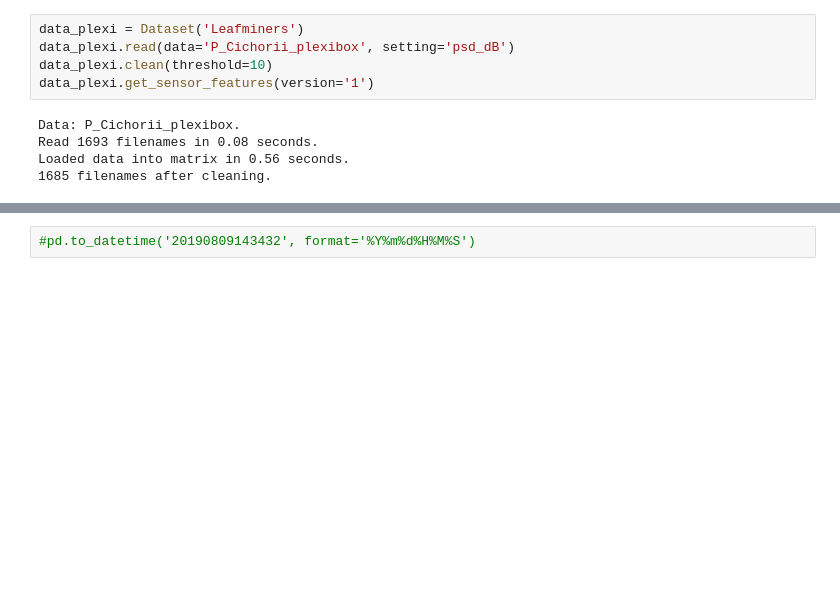
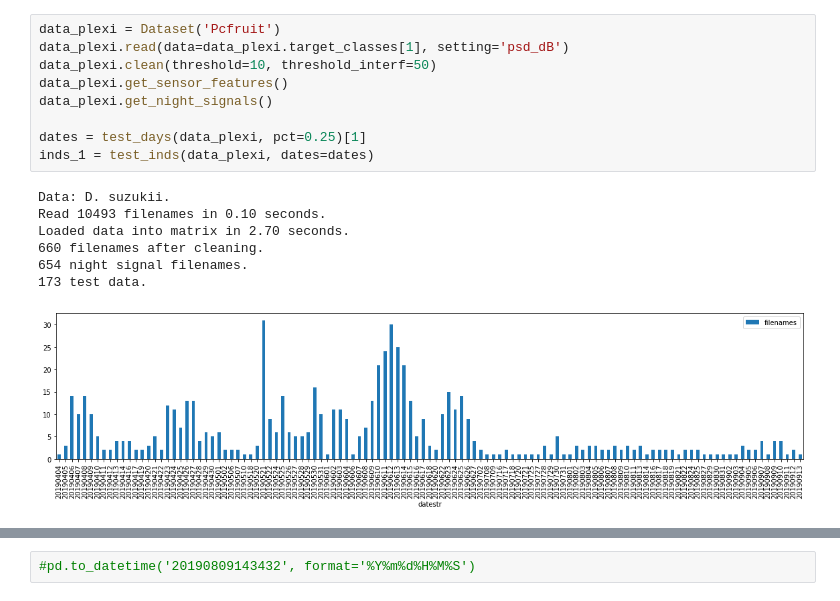
Before and after one commit to kalfasyan/wingbeat_frequencies, a Jupyter notebook: Jupyter_Notebooks/Unsupervised_Comparison_of_Datasets.ipynb, the cells around one changed output, grey strips where cells are left out. Drawn from its saved outputs; the diff is of its cells as text; blank space fills up the shorter version.

```diff
--- a/Jupyter_Notebooks/Unsupervised_Comparison_of_Datasets.ipynb
+++ b/Jupyter_Notebooks/Unsupervised_Comparison_of_Datasets.ipynb
@@ -17,10 +13,17 @@ ERROR:root:Invalid alias: The name man can't be aliased because it is another ma
 # %%
-data_plexi = Dataset('Leafminers')
-data_plexi.read(data='P_Cichorii_plexibox', setting='psd_dB')
-data_plexi.clean(threshold=10)
-data_plexi.get_sensor_features(version='1')
+data_plexi = Dataset('Pcfruit')
+data_plexi.read(data=data_plexi.target_classes[1], setting='psd_dB')
+data_plexi.clean(threshold=10, threshold_interf=50)
+data_plexi.get_sensor_features()
+data_plexi.get_night_signals()
+
+dates = test_days(data_plexi, pct=0.25)[1]
+inds_1 = test_inds(data_plexi, dates=dates)
 # %% [output]
-Data: P_Cichorii_plexibox.
-Read 1693 filenames in 0.08 seconds.
-Loaded data into matrix in 0.56 seconds.
-1685 filenames after cleaning.
+Data: D. suzukii.
+Read 10493 filenames in 0.10 seconds.
+Loaded data into matrix in 2.70 seconds.
+660 filenames after cleaning.
+654 night signal filenames.
+173 test data.
+[figure, added]
```
Also changed, not shown: parts of 16 cells of this notebook, 6 other files.
